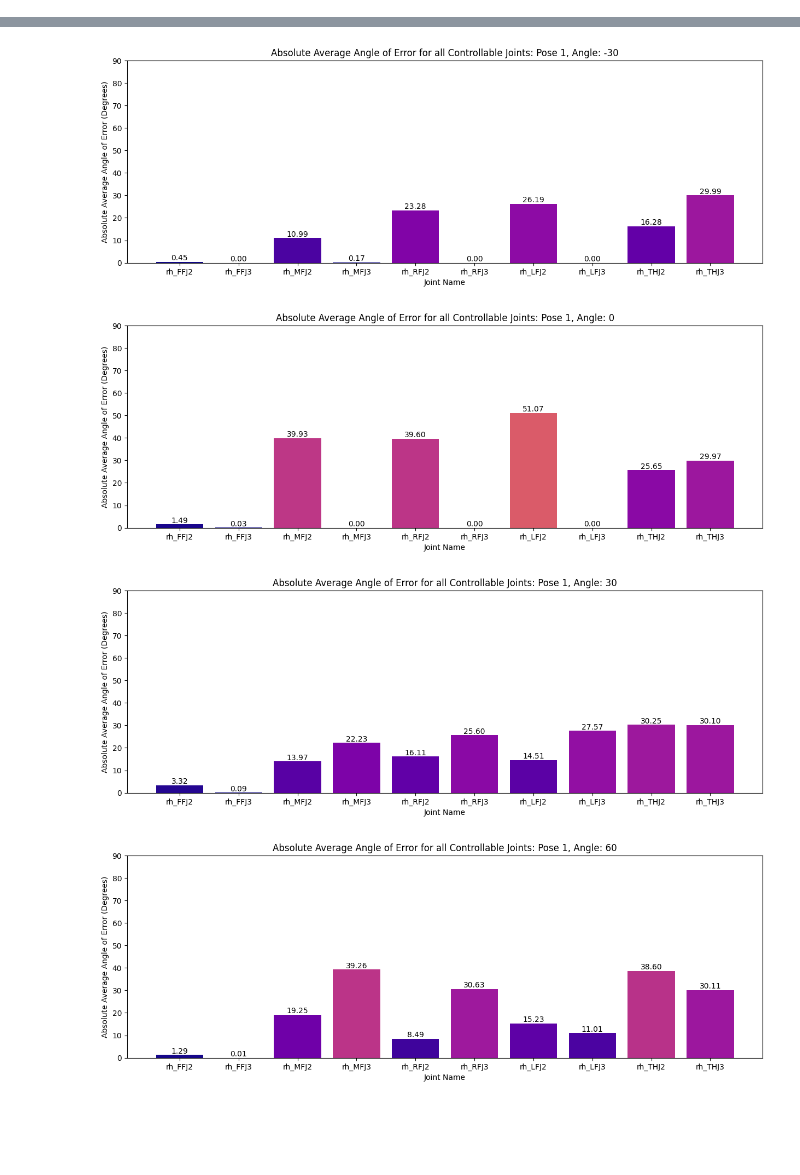
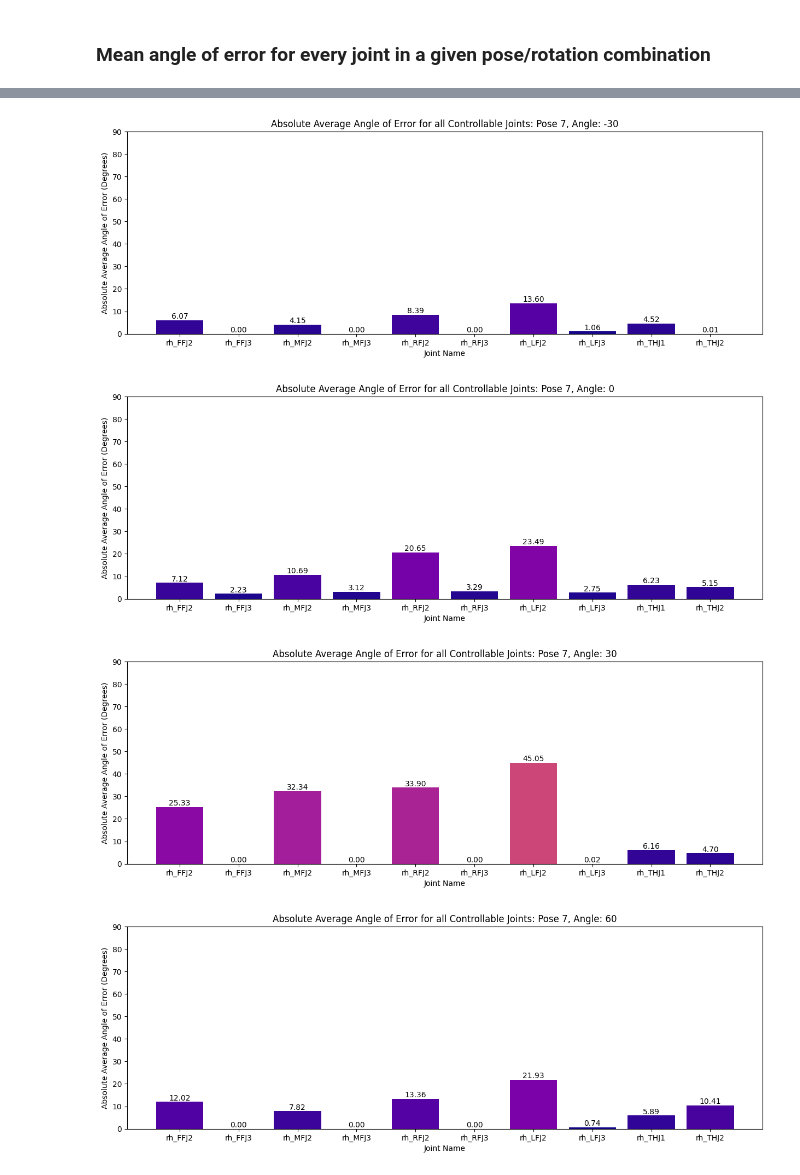
Before and after one commit to Aashvin/hand-tracking-robot-control, a Jupyter notebook: finger_angle_test_analysis.ipynb, the cells around one changed output, grey strips where cells are left out. Cells and saved outputs as stored; diff of their text form; code cells hidden in the pictures; blank space fills up the shorter version.

Commit message:
updated finger angle tests

```diff
--- a/finger_angle_test_analysis.ipynb
+++ b/finger_angle_test_analysis.ipynb
@@ -42,6 +112,11 @@ angle_order = {
 pose_joints = {
     1: pose1_joints,
     2: pose2_joints,
+    3: pose3_joints,
+    4: pose4_joints,
+    5: pose5_joints,
+    6: pose6_joints,
+    7: pose7_joints,
 }
 
 pose_joints_dfs = {key: pd.DataFrame(pose_joints[key]) for key in pose_joints.keys()}
@@ -48,9 +125,10 @@ pose_joints_dfs = {key: pd.DataFrame(pose_joints[key]) for key in pose_joints.ke
 # %%
-pose = 2
+num_fingers = 5
+pose = 7
 
 pose_files = []
 for i in range(-90, 91, 30):
-    file_path = f"test_data/pose{pose}-angle{i}.csv"
+    file_path = f"test_data/{num_fingers}-fingers-pose{pose}-angle{i}.csv"
     pose_files.append(pd.read_csv(file_path))
 
 for i in range(len(pose_files)):
@@ -74,4 +152,6 @@ pose_files[0]
 150 rows × 10 columns
+# %% [markdown]
+### Mean angle of error for every joint in a given pose/rotation combination
 # %%
 col_means = [pose_files[i] - pose_joints_dfs[pose] for i in range(len(pose_files))]
 
@@ -91,7 +171,7 @@ for i, means in enumerate(col_means):
     plt.xlabel("Joint Name")
     plt.ylabel("Absolute Average Angle of Error (Degrees)")
     plt.ylim(0, 90)
-    plt.title(f"Absolute Average Angle of Error for all Controllable Joints: Pose 1, Angle: {angle_order[i]}")
+    plt.title(f"Absolute Average Angle of Error for all Controllable Joints: Pose {pose}, Angle: {angle_order[i]}")
     plt.xticks(x, means.keys())
     plt.show()
 # %% [output]
@@ -100,4 +180,4 @@ for i, means in enumerate(col_means):
-[figure, old version]
+[figure, new version]
-[figure, old version]
+[figure, new version]
-[figure, old version]
+[figure, new version]
-[figure, old version]
+[figure, new version]
```
Also changed, not shown: parts of 15 cells of this notebook.
